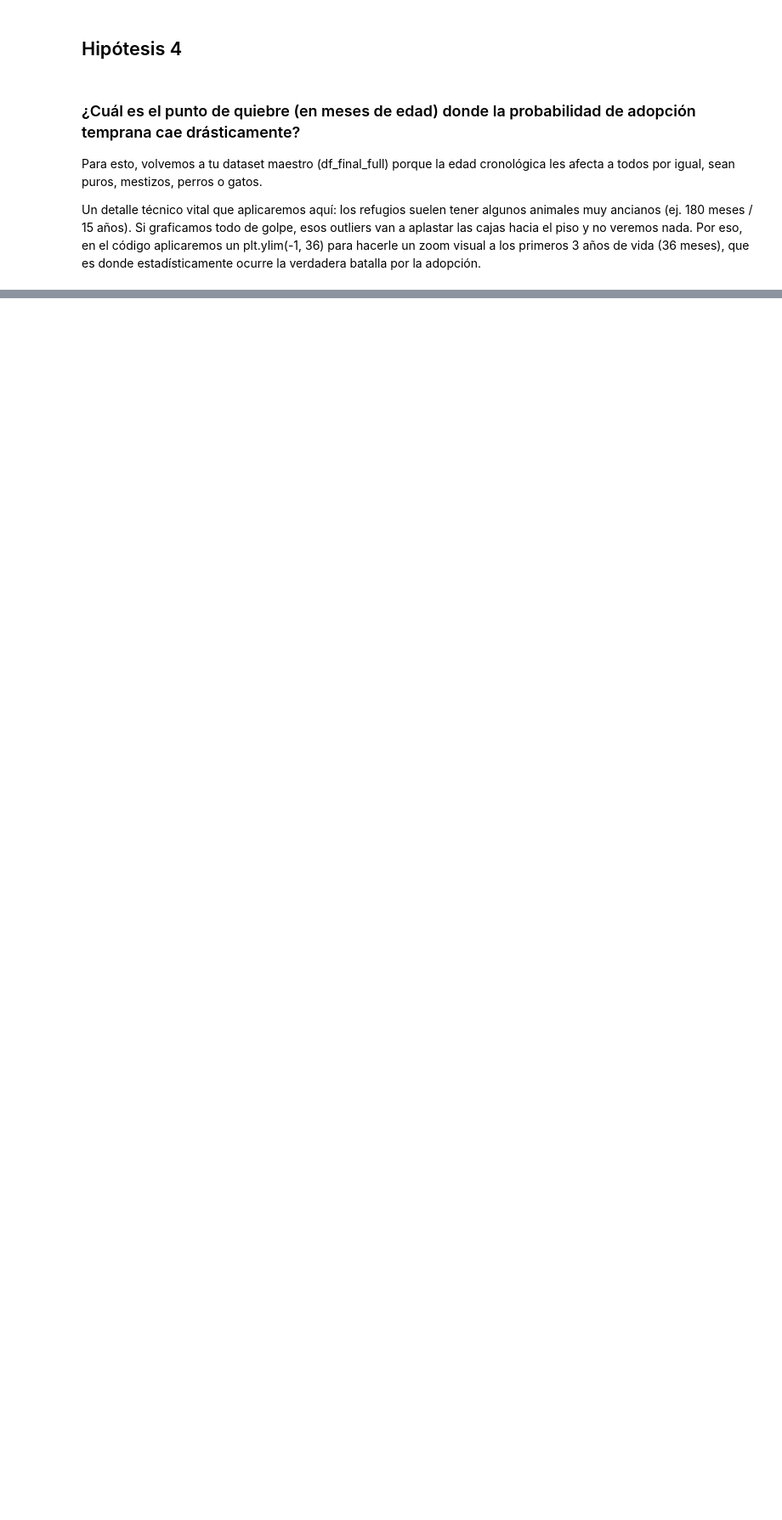
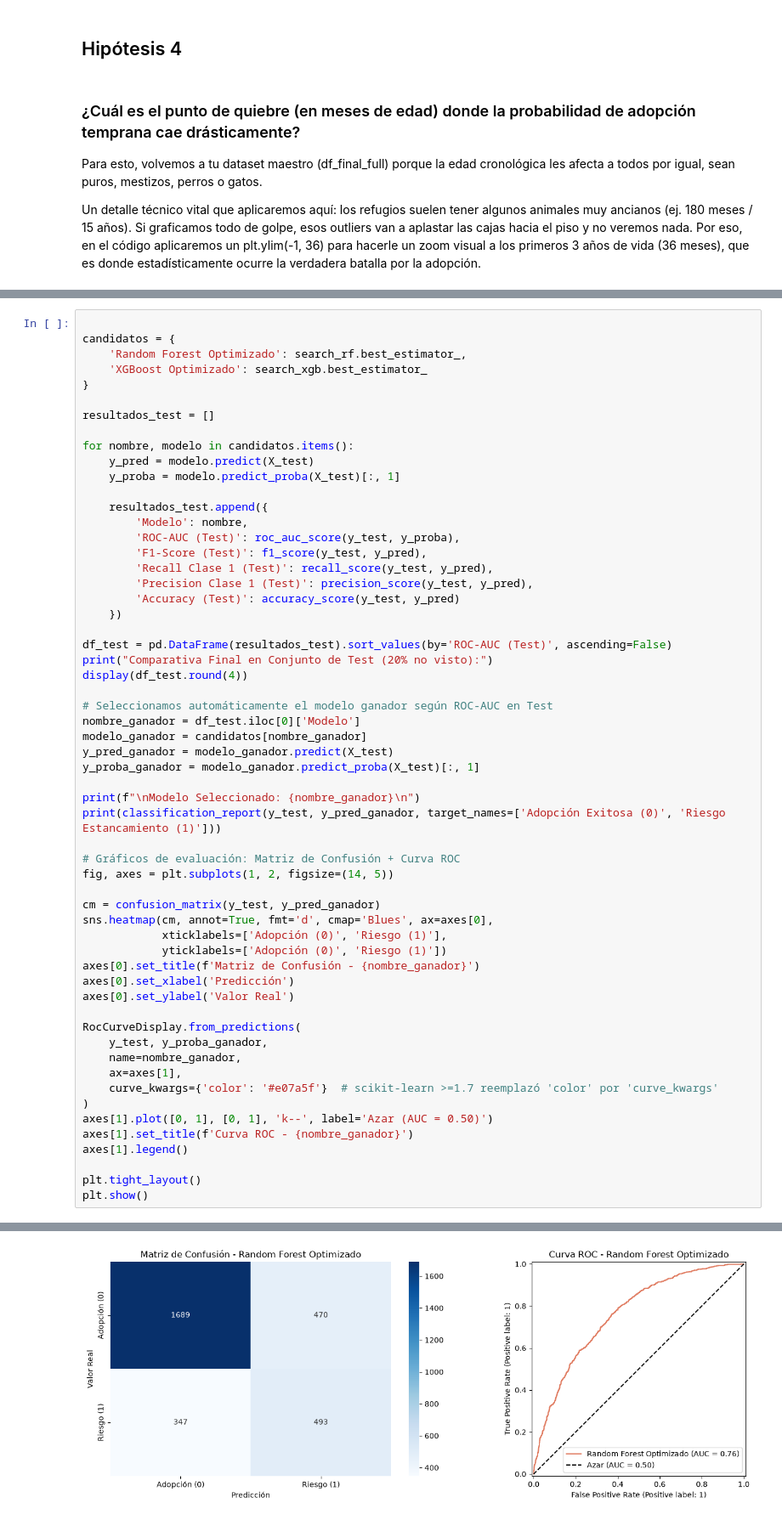
Before and after one commit to davsdevelop/coderhouse_DC2_1, a Jupyter notebook: Entrega1_Videla_AdopcionMascotas.ipynb, the cells around one changed output, grey strips where cells are left out. Shown at 85% size. Cells and saved outputs as stored; diff of their text form; blank space fills up the shorter version.

```diff
--- a/Entrega1_Videla_AdopcionMascotas.ipynb
+++ b/Entrega1_Videla_AdopcionMascotas.ipynb
@@ -940,0 +1246,59 @@ Con esta última celda, tu portafolio tiene un flujo técnico completo: ETL, con
+# %%
+
+candidatos = {
+    'Random Forest Optimizado': search_rf.best_estimator_,
+    'XGBoost Optimizado': search_xgb.best_estimator_
+}
+
+resultados_test = []
+
+for nombre, modelo in candidatos.items():
+    y_pred = modelo.predict(X_test)
+    y_proba = modelo.predict_proba(X_test)[:, 1]
+
+    resultados_test.append({
+        'Modelo': nombre,
+        'ROC-AUC (Test)': roc_auc_score(y_test, y_proba),
+        'F1-Score (Test)': f1_score(y_test, y_pred),
+        'Recall Clase 1 (Test)': recall_score(y_test, y_pred),
+        'Precision Clase 1 (Test)': precision_score(y_test, y_pred),
+        'Accuracy (Test)': accuracy_score(y_test, y_pred)
+    })
+
+df_test = pd.DataFrame(resultados_test).sort_values(by='ROC-AUC (Test)', ascending=False)
+print("Comparativa Final en Conjunto de Test (20% no visto):")
+display(df_test.round(4))
+
+# Seleccionamos automáticamente el modelo ganador según ROC-AUC en Test
+nombre_ganador = df_test.iloc[0]['Modelo']
+modelo_ganador = candidatos[nombre_ganador]
+y_pred_ganador = modelo_ganador.predict(X_test)
+y_proba_ganador = modelo_ganador.predict_proba(X_test)[:, 1]
+
+print(f"\nModelo Seleccionado: {nombre_ganador}\n")
+print(classification_report(y_test, y_pred_ganador, target_names=['Adopción Exitosa (0)', 'Riesgo Estancamiento (1)']))
+
+# Gráficos de evaluación: Matriz de Confusión + Curva ROC
+fig, axes = plt.subplots(1, 2, figsize=(14, 5))
+
+cm = confusion_matrix(y_test, y_pred_ganador)
+sns.heatmap(cm, annot=True, fmt='d', cmap='Blues', ax=axes[0],
+            xticklabels=['Adopción (0)', 'Riesgo (1)'],
+            yticklabels=['Adopción (0)', 'Riesgo (1)'])
+axes[0].set_title(f'Matriz de Confusión - {nombre_ganador}')
+axes[0].set_xlabel('Predicción')
+axes[0].set_ylabel('Valor Real')
+
+RocCurveDisplay.from_predictions(
+    y_test, y_proba_ganador,
+    name=nombre_ganador,
+    ax=axes[1],
+    curve_kwargs={'color': '#e07a5f'}  # scikit-learn >=1.7 reemplazó 'color' por 'curve_kwargs'
+)
+axes[1].plot([0, 1], [0, 1], 'k--', label='Azar (AUC = 0.50)')
+axes[1].set_title(f'Curva ROC - {nombre_ganador}')
+axes[1].legend()
+
+plt.tight_layout()
+plt.show()
+# %% [output]
@@ -940,0 +1319 @@ Con esta última celda, tu portafolio tiene un flujo técnico completo: ETL, con
+[figure, added]
```
Also changed, not shown: parts of 35 cells of this notebook, 6 other files.
